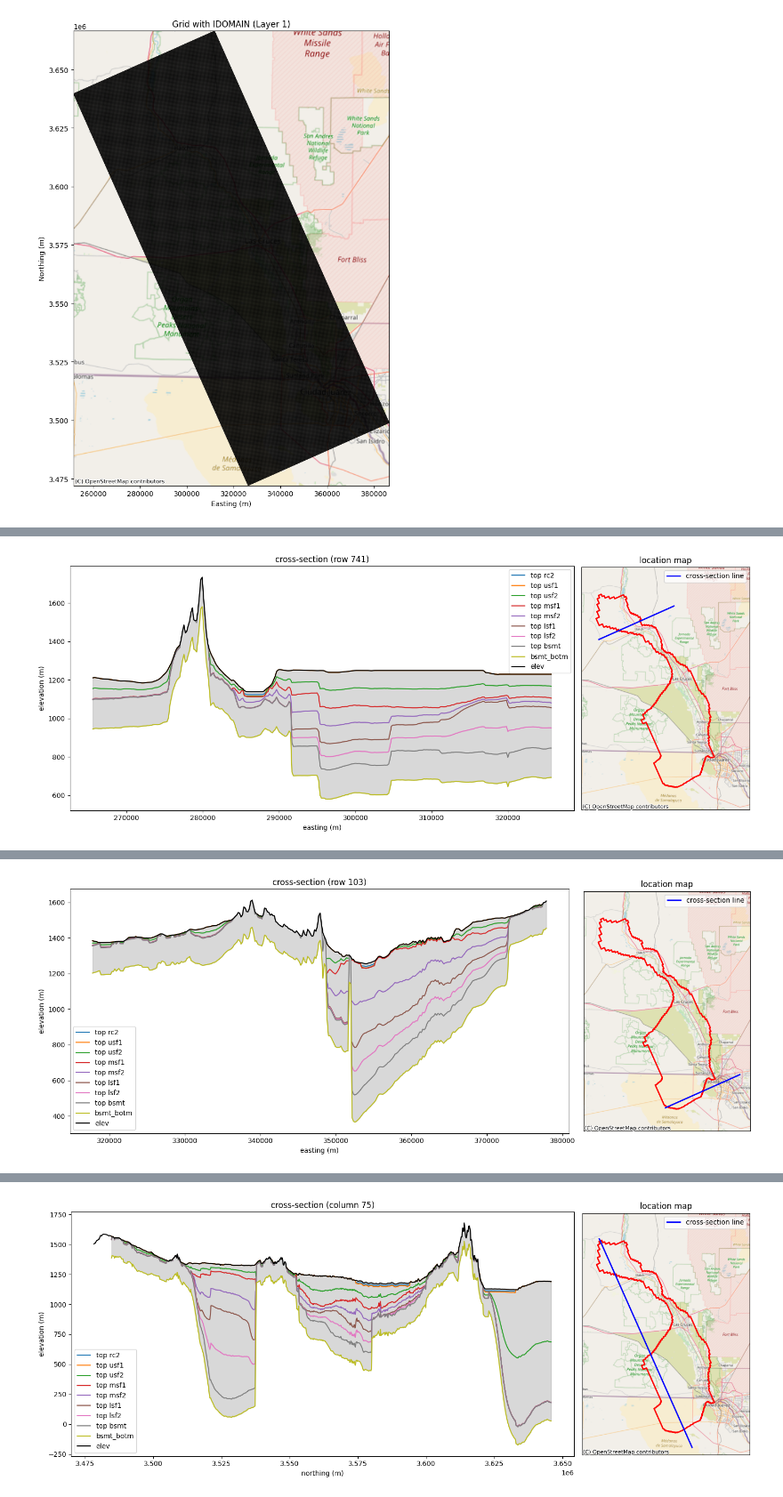
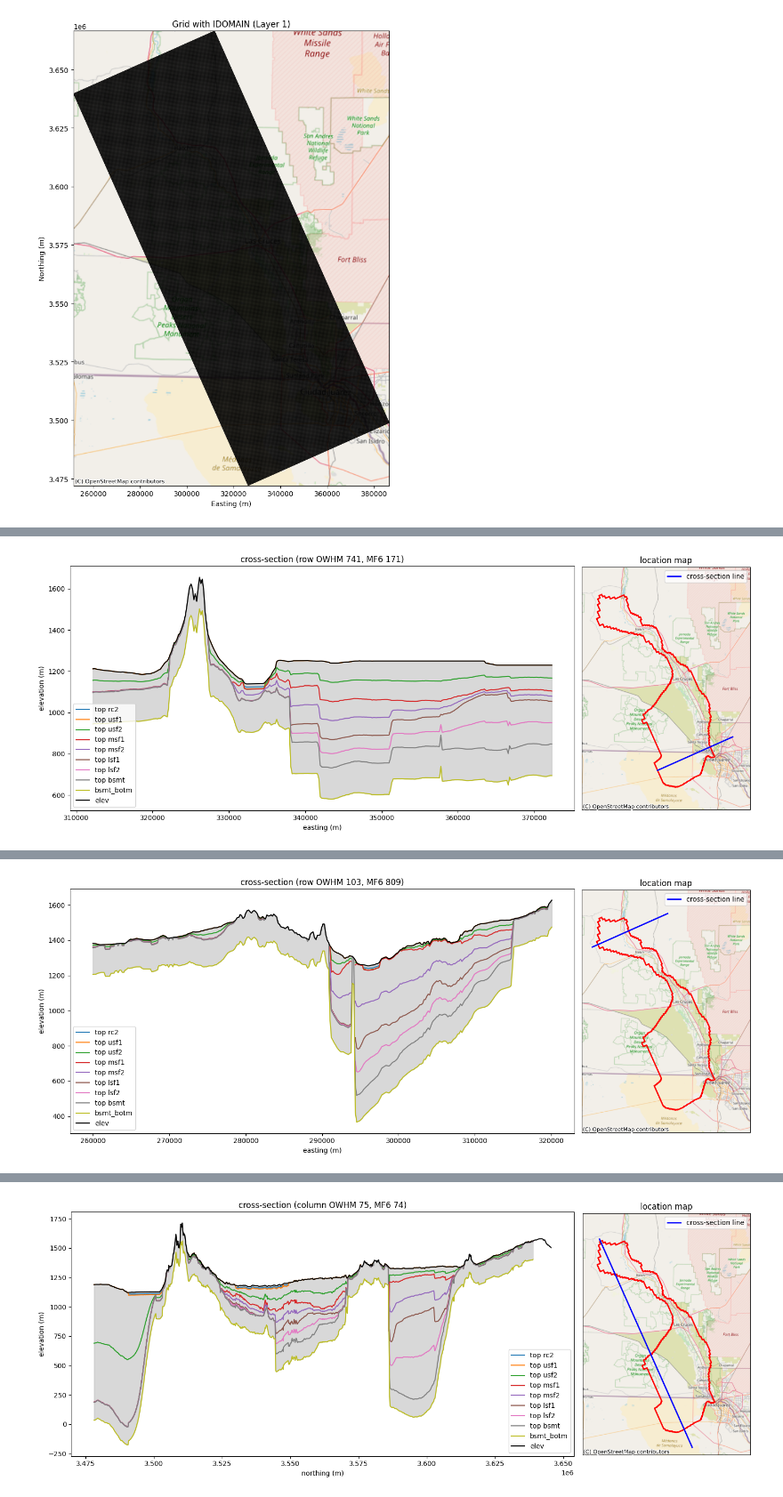
Before and after one commit to clawrim/rgtihm, a Jupyter notebook: rgtihm.ipynb, the cells around one changed output, grey strips where cells are left out. Shown at 89% size. Drawn from its saved outputs; the diff is of its cells as text; code cells hidden in the pictures.

```diff
--- a/rgtihm.ipynb
+++ b/rgtihm.ipynb
@@ -1562,9 +2403,24 @@ plt.show()
 [figure]
 [figure]
 # %%
-# cross-sections for rows 538, 741, 103, and column 75
-rows = [538, 741, 103]
-col = 75
+# cross-sections for rows 538, 741, 103 (MF-OWHM convention), and column 75 (MF-OWHM convention)
+rows_owhm = [538, 741, 103]  # 1-based, top-down (MF-OWHM)
+col_owhm = 75  # 1-based (MF-OWHM)
+
+# Convert MF-OWHM indices to MODFLOW 6 indices
+# Assuming nrow_owhm and ncol_owhm are defined (from DIS setup)
+nrow_owhm = 912
+ncol_owhm = 328
+
+# Transform rows (top-down, 1-based to bottom-up, 0-based)
+rows_mf6 = [nrow_owhm - 1 - (row - 1) for row in rows_owhm]
+# Transform column (1-based to 0-based, no flipping needed for columns)
+col_mf6 = col_owhm - 1
+
+# Print the conversions for reference
+for row_owhm, row_mf6 in zip(rows_owhm, rows_mf6):
+    print(f"MF-OWHM row {row_owhm} -> MODFLOW 6 row {row_mf6}")
+print(f"MF-OWHM col {col_owhm} -> MODFLOW 6 col {col_mf6}")
 
 layer_names = ["top rc2", "top usf1", "top usf2",
                "top msf1", "top msf2", "top lsf1", "top lsf2",
@@ -1585,40 +2441,39 @@ def check_sentinel(data, sentinel, label):
     exact_sentinel = np.any(data == sentinel)
     print(f"{label}: contains exact {sentinel}={exact_sentinel}, close to {sentinel}={close_to_sentinel}")
 
-for row in rows:
+# Plot cross-sections for each row
+for row_owhm, row_mf6 in zip(rows_owhm, rows_mf6):
     fig, (ax1, ax2) = plt.subplots(1, 2, figsize=(15, 6), gridspec_kw={'width_ratios': [3, 1]})
 
-    x_trimmed = X_rot[row, :ncol]
+    x_trimmed = X_rot[row_mf6, :ncol]
     for lay, name in zip(range(nlay), layer_names):
-        bot = botm[lay, row, :]
-        # debug: check values in this layer
-        check_sentinel(bot, no_data_sentinel, f"Row {row}, Layer {name}")
-        # replace values close to sentinel with nan
+        bot = botm[lay, row_mf6, :]
+        check_sentinel(bot, no_data_sentinel, f"Row OWHM {row_owhm} (MF6 {row_mf6}), Layer {name}")
         bot_plot = np.where(np.abs(bot - no_data_sentinel) < tolerance, np.nan, bot)
         ax1.plot(x_trimmed, bot_plot, label=name)
 
-    top_data = top[row, :]
-    check_sentinel(top_data, no_data_sentinel, f"Row {row}, Top")
+    top_data = top[row_mf6, :]
+    check_sentinel(top_data, no_data_sentinel, f"Row OWHM {row_owhm} (MF6 {row_mf6}), Top")
     top_plot = np.where(np.abs(top_data - no_data_sentinel) < tolerance, np.nan, top_data)
     ax1.plot(x_trimmed, top_plot, 'k-', label='elev')
 
-    inactive_cells = [(name, (idomain[lay, row, :] == 0).sum()) for lay, name in enumerate(layer_names)]
-    print(f"inactive cells in row {row}: {inactive_cells}")
+    inactive_cells = [(name, (idomain[lay, row_mf6, :] == 0).sum()) for lay, name in enumerate(layer_names)]
+    print(f"inactive cells in row OWHM {row_owhm} (MF6 {row_mf6}): {inactive_cells}")
 
-    botm_base = np.where(np.abs(botm[-1, row, :] - no_data_sentinel) < tolerance, np.nan, botm[-1, row, :])
-    top_fill = np.where(np.abs(top[row, :] - no_data_sentinel) < tolerance, np.nan, top[row, :])
+    botm_base = np.where(np.abs(botm[-1, row_mf6, :] - no_data_sentinel) < tolerance, np.nan, botm[-1, row_mf6, :])
+    top_fill = np.where(np.abs(top[row_mf6, :] - no_data_sentinel) < tolerance, np.nan, top[row_mf6, :])
     valid_mask = ~np.isnan(botm_base) & ~np.isnan(top_fill)
     ax1.fill_between(x_trimmed[valid_mask], botm_base[valid_mask], top_fill[valid_mask], color='gray', alpha=0.3)
 
-    ax1.set_title(f'cross-section (row {row})')
+    ax1.set_title(f'cross-section (row OWHM {row_owhm}, MF6 {row_mf6})')
     ax1.set_xlabel('easting (m)')
     ax1.set_ylabel('elevation (m)')
     ax1.legend()
 
     ax2.imshow(idomain[0], extent=[X_rot.min(), X_rot.max(), Y_rot.min(), Y_rot.max()], cmap='binary', alpha=0.5)
     gdf.plot(ax=ax2, edgecolor='red', facecolor='none', linewidth=2)
-    cx.add_basemap(ax2, crs=model_crs, source=cx.providers.OpenStreetMap.Mapnik)
-    ax2.plot(X_rot[row, :], Y_rot[row, :], 'b-', lw=2, label='cross-section line')
+    cx.add_basemap(ax=ax2, crs=model_crs, source=cx.providers.OpenStreetMap.Mapnik)
+    ax2.plot(X_rot[row_mf6, :], Y_rot[row_mf6, :], 'b-', lw=2, label='cross-section line')
     ax2.set_title('location map')
     ax2.legend()
     ax2.set_xticks([])
@@ -1626,29 +2481,30 @@ for row in rows:
     plt.tight_layout()
     plt.show()
 
+# Plot cross-section for the column
 fig, (ax1, ax2) = plt.subplots(1, 2, figsize=(15, 6), gridspec_kw={'width_ratios': [3, 1]})
 
-y_trimmed = Y_rot[:nrow, col]
+y_trimmed = Y_rot[:nrow, col_mf6]
 for lay, name in zip(range(nlay), layer_names):
-    bot = botm[lay, :, col]
-    check_sentinel(bot, no_data_sentinel, f"Col {col}, Layer {name}")
+    bot = botm[lay, :, col_mf6]
+    check_sentinel(bot, no_data_sentinel, f"Col OWHM {col_owhm} (MF6 {col_mf6}), Layer {name}")
     bot_plot = np.where(np.abs(bot - no_data_sentinel) < tolerance, np.nan, bot)
     ax1.plot(y_trimmed, bot_plot, label=name)
 
-top_data = top[:, col]
-check_sentinel(top_data, no_data_sentinel, f"Col {col}, Top")
+top_data = top[:, col_mf6]
+check_sentinel(top_data, no_data_sentinel, f"Col OWHM {col_owhm} (MF6 {col_mf6}), Top")
 top_plot = np.where(np.abs(top_data - no_data_sentinel) < tolerance, np.nan, top_data)
 ax1.plot(y_trimmed, top_plot, 'k-', label='elev')
 
-inactive_cells_col = [(name, (idomain[lay, :, col] == 0).sum()) for lay, name in enumerate(layer_names)]
-print(f"inactive cells in column {col}: {inactive_cells_col}")
+inactive_cells_col = [(name, (idomain[lay, :, col_mf6] == 0).sum()) for lay, name in enumerate(layer_names)]
+print(f"inactive cells in column OWHM {col_owhm} (MF6 {col_mf6}): {inactive_cells_col}")
 
-botm_base = np.where(np.abs(botm[-1, :, col] - no_data_sentinel) < tolerance, np.nan, botm[-1, :, col])
-top_fill = np.where(np.abs(top[:, col] - no_data_sentinel) < tolerance, np.nan, top[:, col])
+botm_base = np.where(np.abs(botm[-1, :, col_mf6] - no_data_sentinel) < tolerance, np.nan, botm[-1, :, col_mf6])
+top_fill = np.where(np.abs(top[:, col_mf6] - no_data_sentinel) < tolerance, np.nan, top[:, col_mf6])
 valid_mask = ~np.isnan(botm_base) & ~np.isnan(top_fill)
 ax1.fill_between(y_trimmed[valid_mask], botm_base[valid_mask], top_fill[valid_mask], color='gray', alpha=0.3)
 
-ax1.set_title(f'cross-section (column {col})')
+ax1.set_title(f'cross-section (column OWHM {col_owhm}, MF6 {col_mf6})')
 ax1.set_xlabel('northing (m)')
 ax1.set_ylabel('elevation (m)')
 ax1.legend()
@@ -1656,7 +2512,7 @@ ax1.legend()
 ax2.imshow(idomain[0], extent=[X_rot.min(), X_rot.max(), Y_rot.min(), Y_rot.max()], cmap='binary', alpha=0.5)
 gdf.plot(ax=ax2, edgecolor='red', facecolor='none', linewidth=2)
 cx.add_basemap(ax=ax2, crs=model_crs, source=cx.providers.OpenStreetMap.Mapnik)
-ax2.plot(X_rot[:, col], Y_rot[:, col], 'b-', lw=2, label='cross-section line')
+ax2.plot(X_rot[:, col_mf6], Y_rot[:, col_mf6], 'b-', lw=2, label='cross-section line')
 ax2.set_title('location map')
 ax2.legend()
 ax2.set_xticks([])
@@ -1694 +2554 @@ inactive cells in row 741: [('top rc2', 328), ('top usf1', 236), ('top usf2', 23
-[figure, old version]
+[figure, new version]
@@ -1706 +2566 @@ inactive cells in row 103: [('top rc2', 328), ('top usf1', 254), ('top usf2', 25
-[figure, old version]
+[figure, new version]
@@ -1718 +2578 @@ inactive cells in column 75: [('top rc2', 912), ('top usf1', 770), ('top usf2',
-[figure, old version]
+[figure, new version]
```
Also changed, not shown: parts of 25 cells of this notebook.
